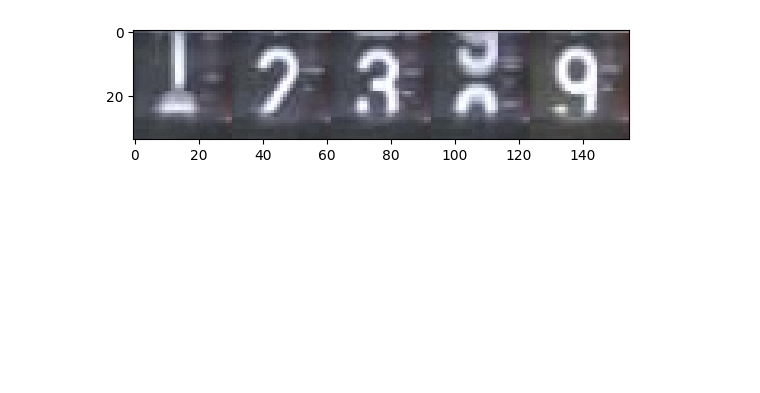
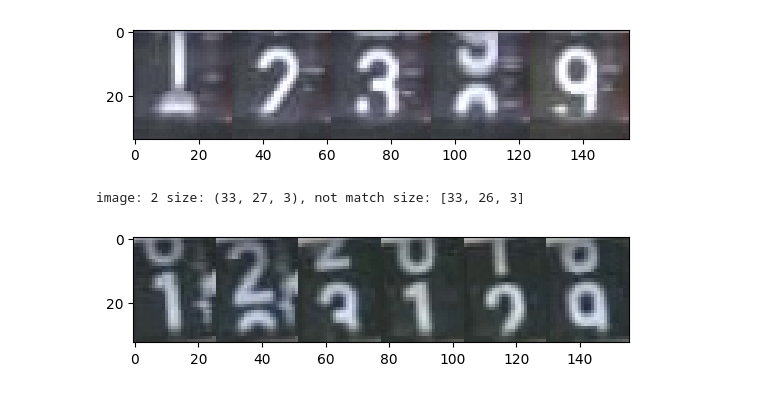
Before and after one commit to meterhub/meter-viewer, a Jupyter notebook: notebooks/generate-op.ipynb, the cells around one changed output. Saved outputs shown, nothing was run; the diff lists cells and outputs as text; code cells hidden in the pictures; blank space fills up the shorter version.

```diff
--- a/notebooks/generate-op.ipynb
+++ b/notebooks/generate-op.ipynb
@@ -27,8 +27,13 @@ def gen(digit_list = ["1", "2", "3", "4"],):
     im = dataset.generate_block_img(
         digit_list,
         root_path,
-        img.join_img,
+        dataset.join_with_resize,
         lambda: dataset_name,
         single.read_rand_img,
     )
     img.show_img(im, is_stop=0)
+# %%
+gen(list('123129'))
+# %% [output]
+image: 2 size: (33, 27, 3), not match size: [33, 26, 3]
+[figure, added]
```
